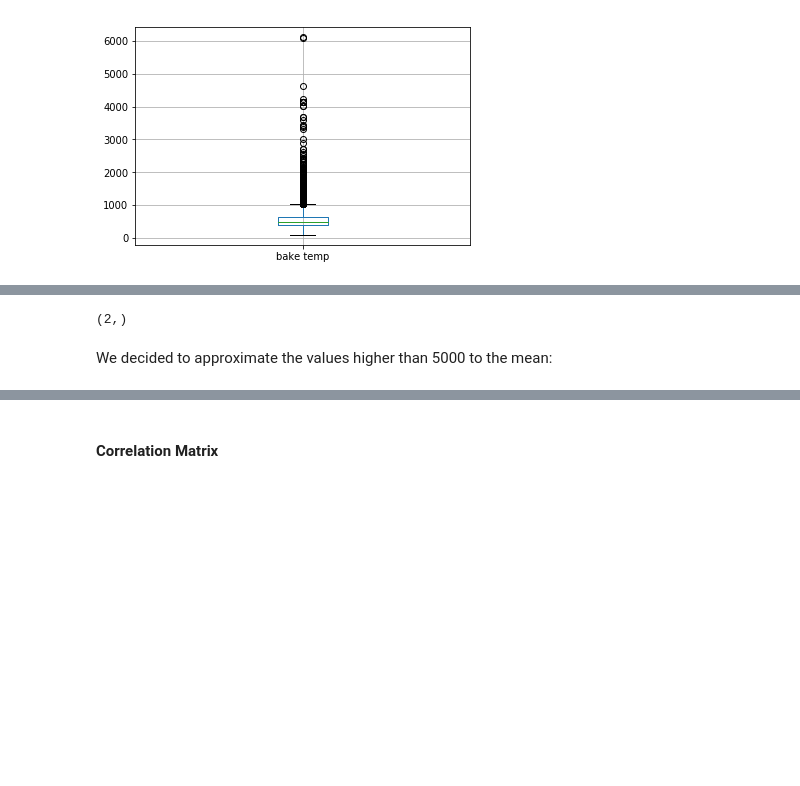
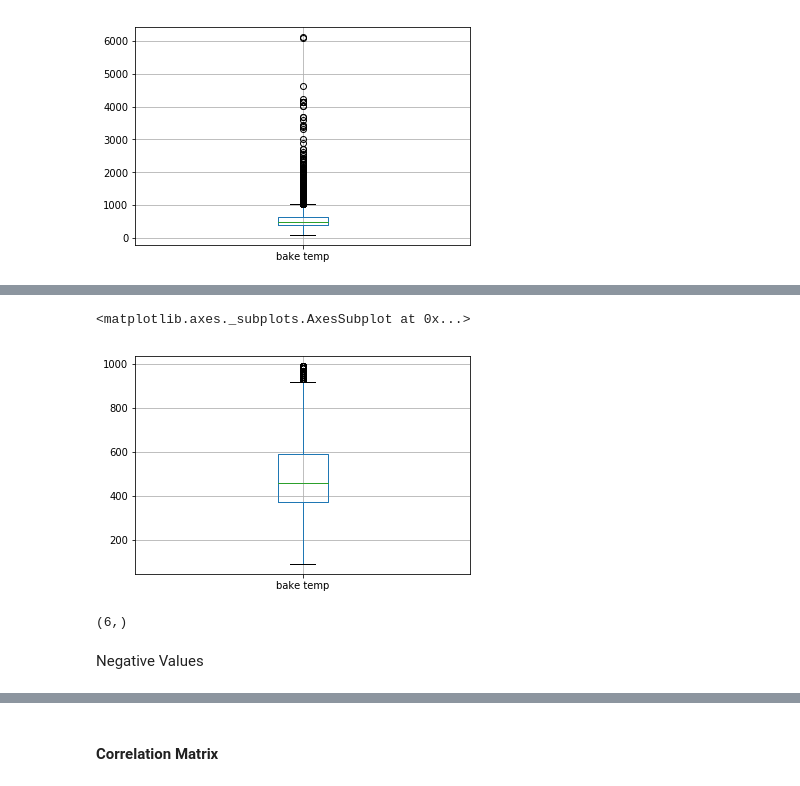
Before and after one commit to EiroaMD/datathon_nov_19, a Jupyter notebook: 2. EDA.ipynb, the cells around one changed output, grey strips where cells are left out. Cells and saved outputs as stored; diff of their text form; code cells hidden in the pictures; blank space fills up the shorter version.

```diff
--- a/2. EDA.ipynb
+++ b/2. EDA.ipynb
@@ -189,6 +203,13 @@ cookies[['bake temp']].boxplot()
+# %%
+cookies = cookies[cookies['bake temp'] < 1000]
+# %%
+cookies[['bake temp']].boxplot()
+# %% [output]
+<matplotlib.axes._subplots.AxesSubplot at 0x...>
+[figure, added]
 # %%
-cookies['bake temp'].loc[cookies['bake temp'] > 5000].shape
+cookies['bake temp'].loc[cookies['bake temp'] < 150].shape
 # %% [output]
-(2,)
+(6,)
-# %% [markdown]
-We decided to approximate the values higher than 5000 to the mean:
+# %% [markdown]
+Negative Values
```
Also changed, not shown: parts of 9 cells of this notebook.
